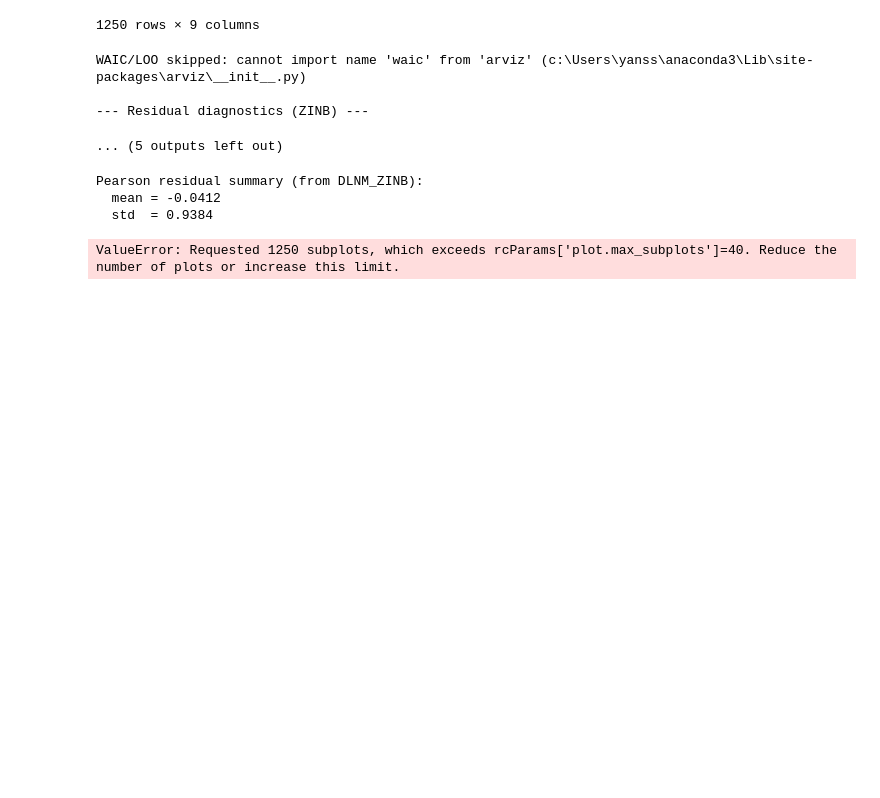
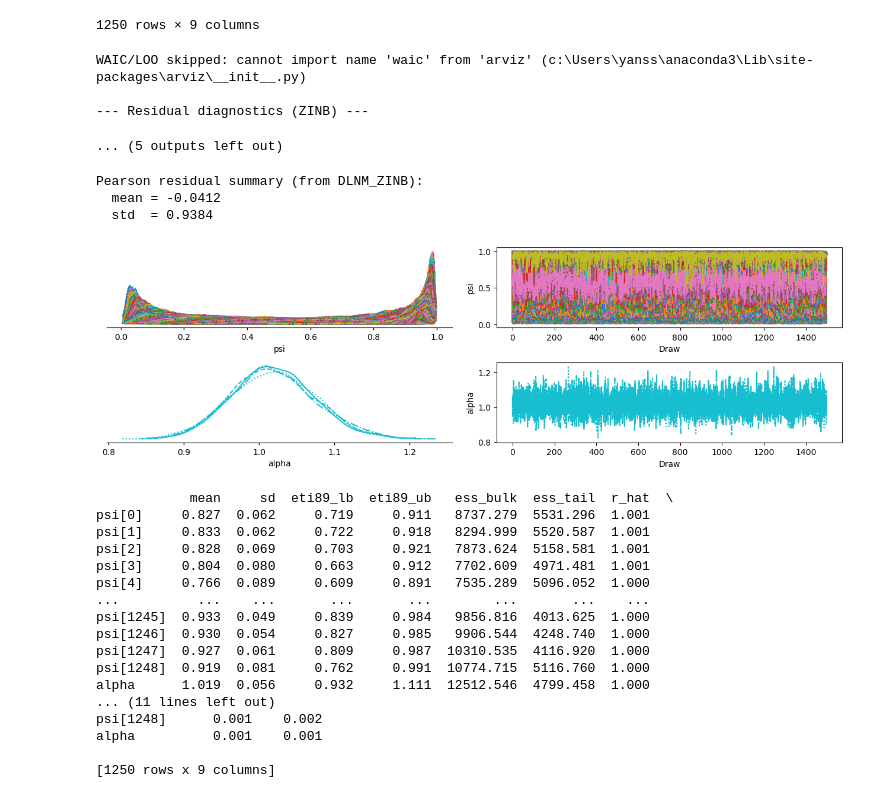
Before and after one commit to yansk1101/4096_dsproject, a Jupyter notebook: DLNM_ZINB.ipynb, the cells around one changed output. Drawn from its saved outputs; the diff is of its cells as text; code cells hidden in the pictures; blank space fills up the shorter version.

```diff
--- a/DLNM_ZINB_PyMC(1).ipynb
+++ b/DLNM_ZINB.ipynb
@@ -171,7 +171,7 @@ def alpha_tune(dataframe, tar_var, exp_names, linear_predictors, smoothers, star
 
     # comparison table
     results = {}
-    for name, a in zip(["BIC", "GCV", "KFold"], alpha_out_lst):
+    for name, a in zip(criterion_lst+["KFold"], alpha_out_lst):
         try:
             _, res = model_construct(dataframe, tar_var, exp_names, linear_predictors,
                                     smoothers, a, disp_para)
@@ -511,7 +511,7 @@ def DLNM_ZINB(dataframe, max_lag, tar_var, exp_col_list, linear_predictors_list,
               psi_prior="logistic", prior_sigma=1.0):
 
     n_smooth = len(bs_name_lst) + len(ccs_name_lst)
-    initial_alpha = np.asarray([30.0] * n_smooth, dtype=float)
+    initial_alpha = np.asarray([20.0] * n_smooth, dtype=float)
     initial_disp = 1.0
 
     init_bs_dict = {"name": bs_name_lst, "degree": [3] * len(bs_name_lst),
@@ -618,8 +618,8 @@ ccs_name_lst = ["Week"]
 
 # Grids for tuning
 cb_grid = list(itertools.product([2, 3], [3, 4], [2, 3], [3, 4]))
-smoother_grid = list(itertools.product([10, 12, 15, 20, 25, 30, 35], [4, 5, 6, 7], [6, 8, 10, 12]))
-disp_grid = [0.5, 1.0, 1.5, 2.0, 3.0, 5.0]
+smoother_grid = list(itertools.product([15, 20, 25, 30, 35], [4, 5, 6, 7], [6, 8, 10, 12]))
+disp_grid = [1.0, 1.5, 2.0, 3.0, 5.0]
 # %%
 tar_var = "H1"
 exp = mete_col[0]
@@ -707,11 +707,29 @@ Pearson residual summary (from DLNM_ZINB):
   mean = -0.0412
   std  = 0.9384
 # %%
-# SAFE – only two parameters
-az.plot_trace(idata, var_names=["psi", "alpha"])
+az.rcParams['plot.max_subplots'] = 1300
+
+az.plot_trace_dist(idata, var_names=["psi", "alpha"])
 plt.tight_layout()
 plt.show()
 
-print(az.summary(idata, var_names=["psi", "alpha"], round_to=3))
+display(az.summary(idata, var_names=["psi", "alpha"], round_to=3))
 # %% [output]
+[figure, added]
-ValueError: Requested 1250 subplots, which exceeds rcParams['plot.max_subplots']=40. Reduce the number of plots or increase this limit.
+            mean     sd  eti89_lb  eti89_ub   ess_bulk  ess_tail  r_hat  \
+psi[0]     0.827  0.062     0.719     0.911   8737.279  5531.296  1.001
+psi[1]     0.833  0.062     0.722     0.918   8294.999  5520.587  1.001
+psi[2]     0.828  0.069     0.703     0.921   7873.624  5158.581  1.001
+psi[3]     0.804  0.080     0.663     0.912   7702.609  4971.481  1.001
+psi[4]     0.766  0.089     0.609     0.891   7535.289  5096.052  1.000
+...          ...    ...       ...       ...        ...       ...    ...
+psi[1245]  0.933  0.049     0.839     0.984   9856.816  4013.625  1.000
+psi[1246]  0.930  0.054     0.827     0.985   9906.544  4248.740  1.000
+psi[1247]  0.927  0.061     0.809     0.987  10310.535  4116.920  1.000
+psi[1248]  0.919  0.081     0.762     0.991  10774.715  5116.760  1.000
+alpha      1.019  0.056     0.932     1.111  12512.546  4799.458  1.000
+... (11 lines left out)
+psi[1248]      0.001    0.002
+alpha          0.001    0.001
+
+[1250 rows x 9 columns]
```
Also changed, not shown: parts of 1 cell of this notebook, 3 other files.
